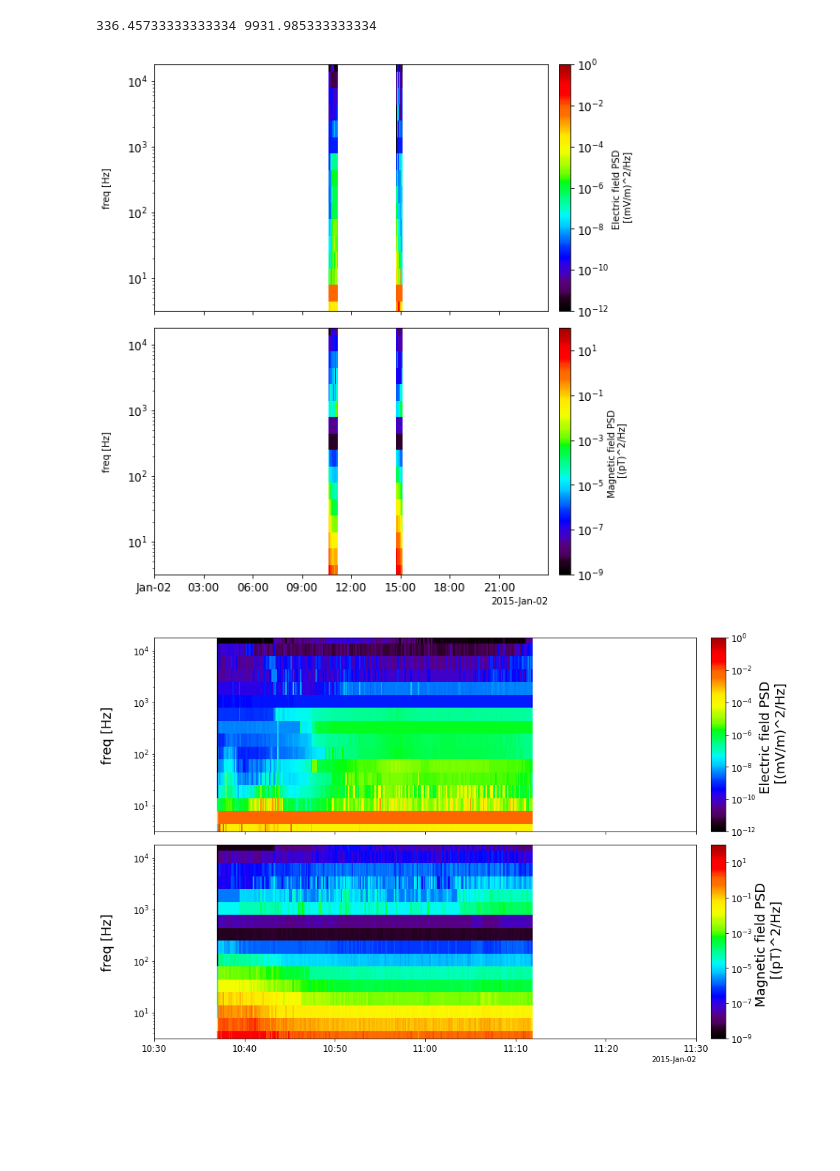
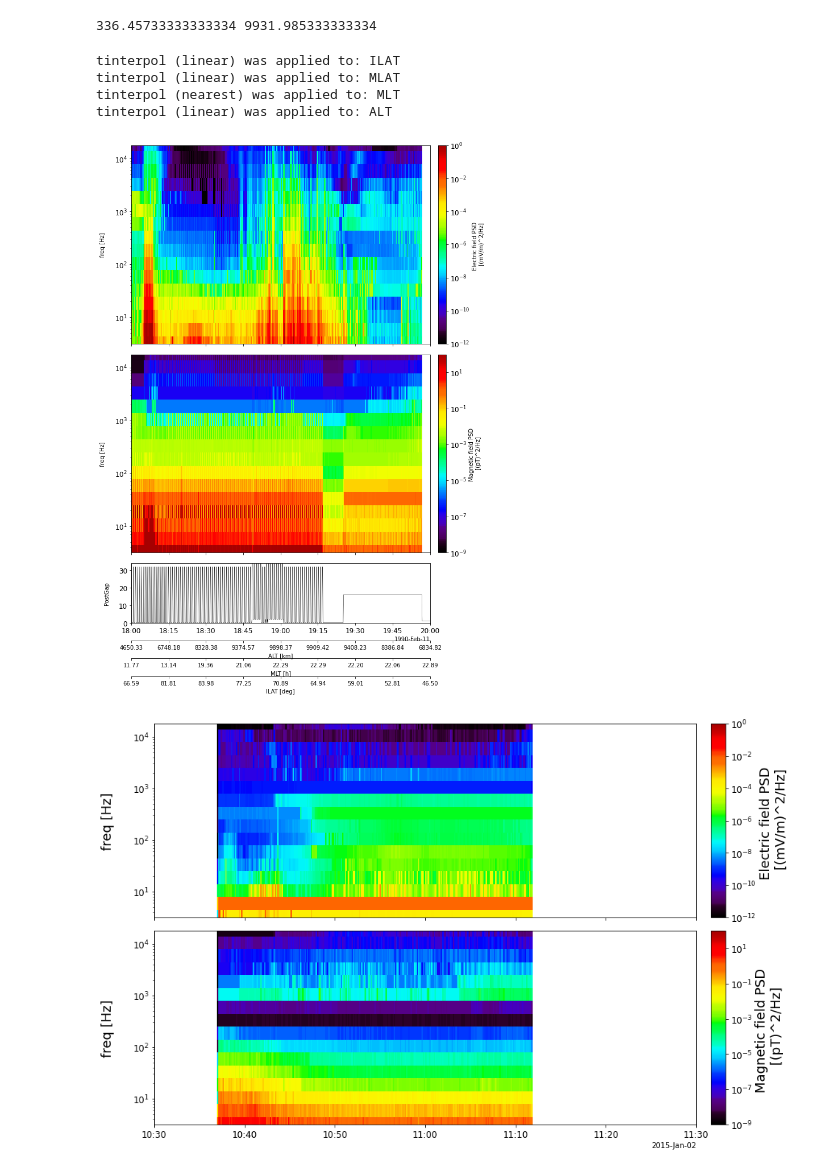
Before and after one commit to shuji-onosawa/Akebono_analysis_old, a Jupyter notebook: VLF_mca/memo.ipynb, the cells around one changed output. Drawn from its saved outputs; the diff is of its cells as text; code cells hidden in the pictures; blank space fills up the shorter version.

```diff
--- a/VLF_mca/memo.ipynb
+++ b/VLF_mca/memo.ipynb
@@ -471,35 +446,55 @@ print(Alt_min, Alt_max)
 # %%
 import load
 import pytplot
 import pyspedas
 import numpy as np
 
-trange = ['2015-01-02', '2015-01-03']
+trange = ['1990-02-11', '1990-02-12']
 load.mca(trange)
+load.orb(trange)
 tplot_names = ['Emax', 'Eave', 'Bmax', 'Bave']
 for i in range(4):
     tplot_variable = pytplot.get_data(tplot_names[i])
     tplot_variable_float = (tplot_variable.y).astype(float)
     np.place(tplot_variable_float, tplot_variable_float == 254, np.nan)
     tplot_variable_0dB = 1e-6 #mV or pT
     bandwidth = tplot_variable.v * 0.3
     tplot_variable_amplitude = (10**(tplot_variable_float/20)) * (tplot_variable_0dB)  / np.sqrt(bandwidth)
     tplot_variable_power = (10**(tplot_variable_float/10)) * ((tplot_variable_0dB)**2) / bandwidth
     pytplot.store_data(tplot_names[i] +'_amp', data={'x': tplot_variable.times, 'y': tplot_variable_amplitude, 'v': tplot_variable.v})
     pytplot.store_data(tplot_names[i] +'_pwr', data={'x': tplot_variable.times, 'y': tplot_variable_power, 'v': tplot_variable.v})
 
+try:
+    pyspedas.tinterpol('akb_ILAT', interp_to='Emax_pwr', newname = 'ILAT')
+except:
+    print('orbit file is not perfect')
+pyspedas.tinterpol('akb_MLAT', interp_to = 'Emax', newname = 'MLAT')
+pyspedas.tinterpol('akb_MLT', interp_to = 'Emax', newname = 'MLT', method = 'nearest')
+pyspedas.tinterpol('akb_ALT', interp_to = 'Emax', newname = 'ALT')
+
 pytplot.options(['Emax_pwr', 'Bmax_pwr'], 'spec', 1)
 pytplot.options(['Emax_pwr', 'Bmax_pwr'], 'ylog', 1)
 pytplot.options(['Emax_pwr', 'Bmax_pwr'], 'zlog', 1)
 pytplot.options('Emax_pwr', 'ztitle', 'Electric field PSD \n [(mV/m)^2/Hz]')
 pytplot.options('Emax_pwr', 'zrange', [1e-12, 1])
 pytplot.options('Bmax_pwr', 'ztitle', 'Magnetic field PSD \n [(pT)^2/Hz]')
 pytplot.options('Bmax_pwr', 'zrange', [1e-9, 100])
 pytplot.options(['Emax_pwr', 'Bmax_pwr'], 'ytitle', 'freq [Hz]')
-pytplot.tlimit([trange[0]+' 00:00:00', trange[0]+' 23:59:59'])
-pytplot.tplot(['Emax_pwr', 'Bmax_pwr'])
+pytplot.tlimit([trange[0]+' 18:00:00', trange[0]+' 20:00:00'])
+
+pytplot.options('PostGap', 'panel_size', 0.3)
+pytplot.options('PostGap', 'yrange', [0, 34])
+pytplot.options('ALT', 'ytitle', 'ALT [km]')
+pytplot.options('MLT', 'ytitle', 'MLT [h]')
+pytplot.options('ILAT', 'ytitle', 'ILAT [deg]')
+
+pytplot.tplot(['Emax_pwr', 'Bmax_pwr', 'PostGap'], var_label= ['ALT', 'MLT', 'ILAT'], xsize = 10, ysize=22)
 # %% [output]
+tinterpol (linear) was applied to: ILAT
+tinterpol (linear) was applied to: MLAT
+tinterpol (nearest) was applied to: MLT
+tinterpol (linear) was applied to: ALT
-[figure, old version]
+[figure, new version]
 # %%
 pytplot.tlimit(['2015-01-02 10:30:00', '2015-01-02 11:30:00'])
 pytplot.options(['Emax_pwr', 'Bmax_pwr'], 'char_size', 18)
```
Also changed, not shown: parts of 2 cells of this notebook, 3 other files.
